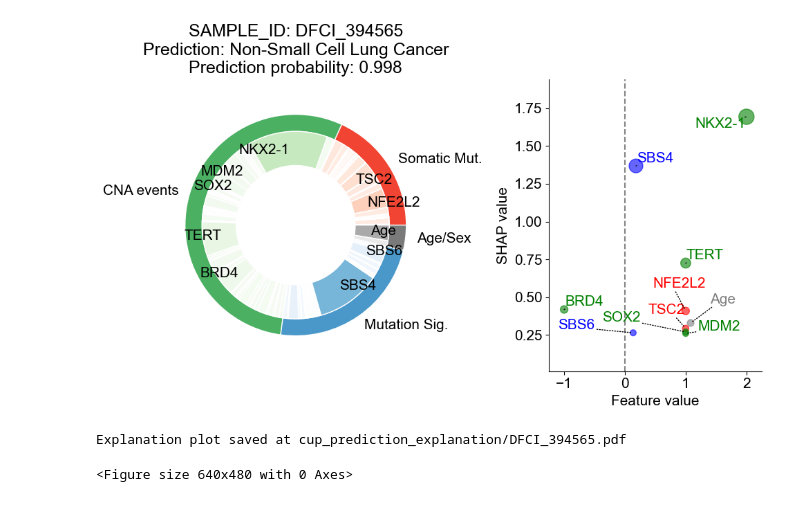
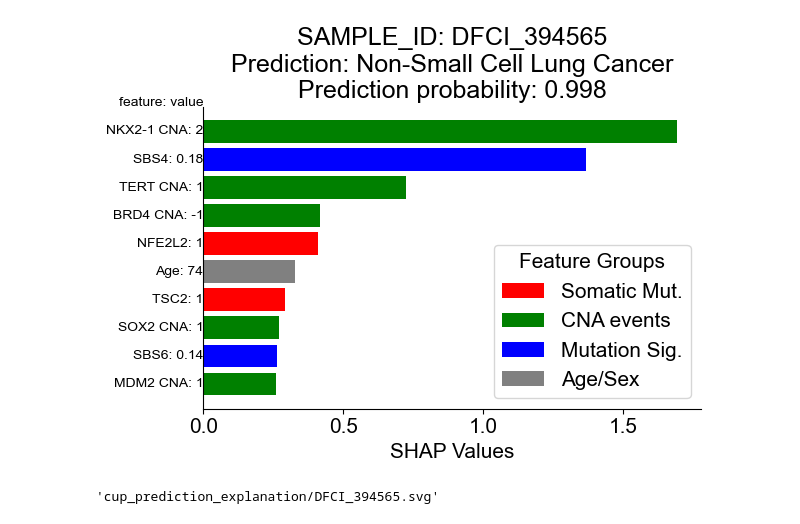
Before and after one commit to itmoon7/onconpc, a Jupyter notebook: onconpc_prediction_and_explanation_for_cup_tumors.ipynb, the cells around one changed output. Saved outputs shown, nothing was run; the diff lists cells and outputs as text; code cells hidden in the pictures.

```diff
--- a/onconpc_prediction_and_explanation_for_cup_tumors.ipynb
+++ b/onconpc_prediction_and_explanation_for_cup_tumors.ipynb
@@ -29,15 +29,17 @@ cup_preds_df = utils.get_xgboost_latest_cancer_type_preds(xgb_onconpc,
 # Get SHAP values for CUP tumors
 warnings.filterwarnings('ignore')
 shaps_cup = utils.obtain_shap_values_with_latest_xgboost(xgb_onconpc, onconpc_processed_cups_df)
-# %%
-# Specify query tumor sample ID and get prediction explanation
-query_randid = ['DFCI_394565']
-results = utils.get_onconpc_prediction_explanations(query_randid, cup_preds_df, shaps_cup,
-                                                    onconpc_processed_cups_df,
-                                                    cancer_types_to_consider,
-                                                    filepath='cup_prediction_explanation',
-                                                    save_plot=True)
-# %% [output]
-[figure, removed]
-Explanation plot saved at cup_prediction_explanation/DFCI_394565.pdf
-<Figure size 640x480 with 0 Axes>
+# %%
+# Specify query tumor sample ID and get prediction explanation
+query_randid = ['DFCI_394565']
+results = utils.get_onconpc_prediction_explanations(query_randid, cup_preds_df, shaps_cup,
+                                                    onconpc_processed_cups_df,
+                                                    cancer_types_to_consider,
+                                                    filepath='cup_prediction_explanation',
+                                                    save_plot=True)[query_randid[0]]
+# %% [output]
+[figure, added]
+# %%
+results[query_randid]['explanation_plot']
+# %% [output]
+'cup_prediction_explanation/DFCI_394565.svg'
```
Also changed, not shown: parts of 1 cell of this notebook, 2 other files.
